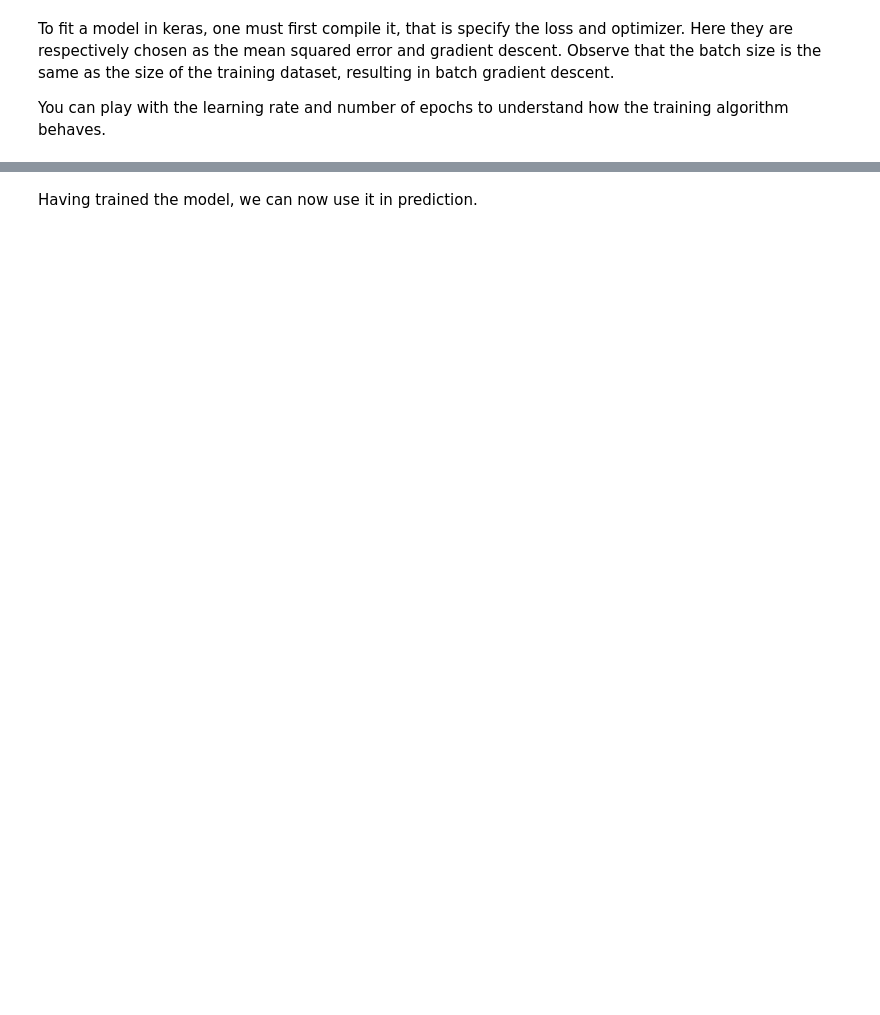
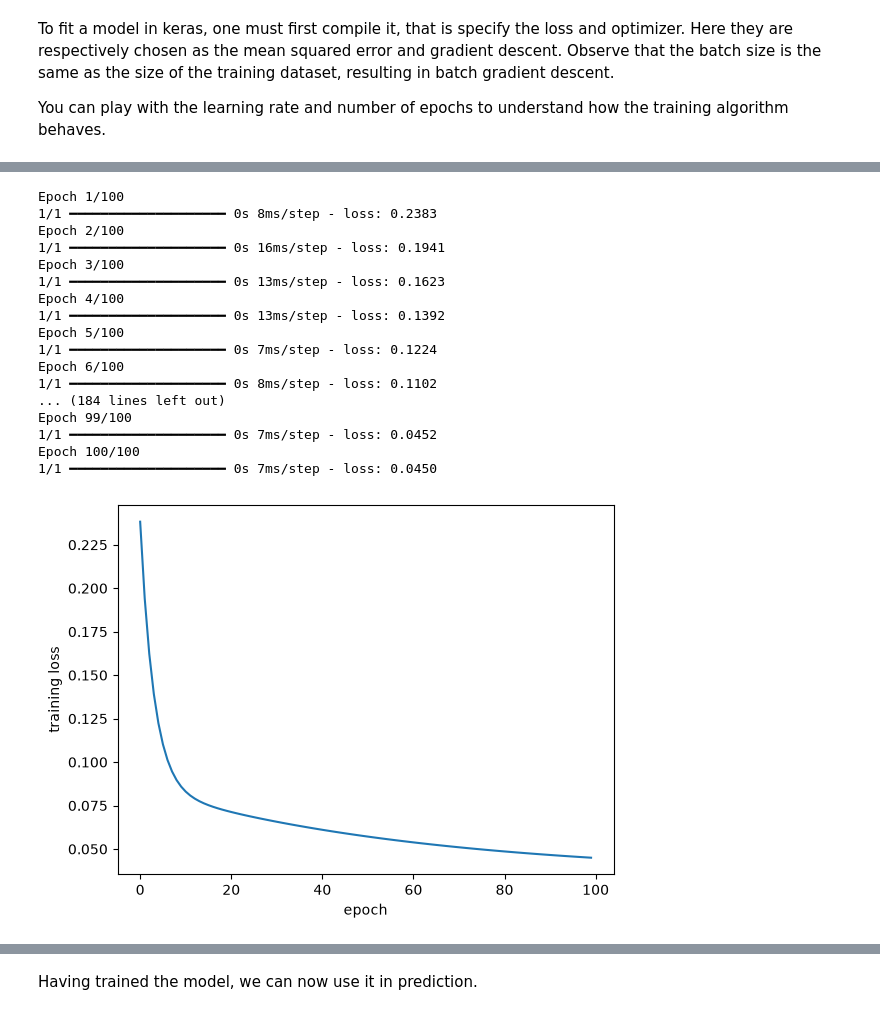
Before and after one commit to aradmehralian/data-mining-neural-networks-projects, a Jupyter notebook: Assignment 1/session1.ipynb, the cells around one changed output, grey strips where cells are left out. Cells and saved outputs as stored; diff of their text form; code cells hidden in the pictures; blank space fills up the shorter version.

```diff
--- a/Assignment 1/session1.ipynb
+++ b/Assignment 1/session1.ipynb
@@ -69,0 +114,33 @@ plt.show()
+# %%
+linear_model2 = perceptron()
+
+linear_model2.compile(
+    loss=keras.losses.MeanSquaredError(),
+    optimizer=keras.optimizers.SGD(learning_rate=0.02),
+)
+history2 = linear_model2.fit(x_train, y_train, epochs=100, batch_size=50)
+
+plt.figure()
+plt.xlabel("epoch")
+plt.ylabel("training loss")
+plt.plot(history2.history["loss"])
+plt.show()
+# %% [output]
+Epoch 1/100
+1/1 ━━━━━━━━━━━━━━━━━━━━ 0s 8ms/step - loss: 0.2383
+Epoch 2/100
+1/1 ━━━━━━━━━━━━━━━━━━━━ 0s 16ms/step - loss: 0.1941
+Epoch 3/100
+1/1 ━━━━━━━━━━━━━━━━━━━━ 0s 13ms/step - loss: 0.1623
+Epoch 4/100
+1/1 ━━━━━━━━━━━━━━━━━━━━ 0s 13ms/step - loss: 0.1392
+Epoch 5/100
+1/1 ━━━━━━━━━━━━━━━━━━━━ 0s 7ms/step - loss: 0.1224
+Epoch 6/100
+1/1 ━━━━━━━━━━━━━━━━━━━━ 0s 8ms/step - loss: 0.1102
+... (184 lines left out)
+Epoch 99/100
+1/1 ━━━━━━━━━━━━━━━━━━━━ 0s 7ms/step - loss: 0.0452
+Epoch 100/100
+1/1 ━━━━━━━━━━━━━━━━━━━━ 0s 7ms/step - loss: 0.0450
+[figure, added]
```
Also changed, not shown: parts of 32 cells of this notebook.
